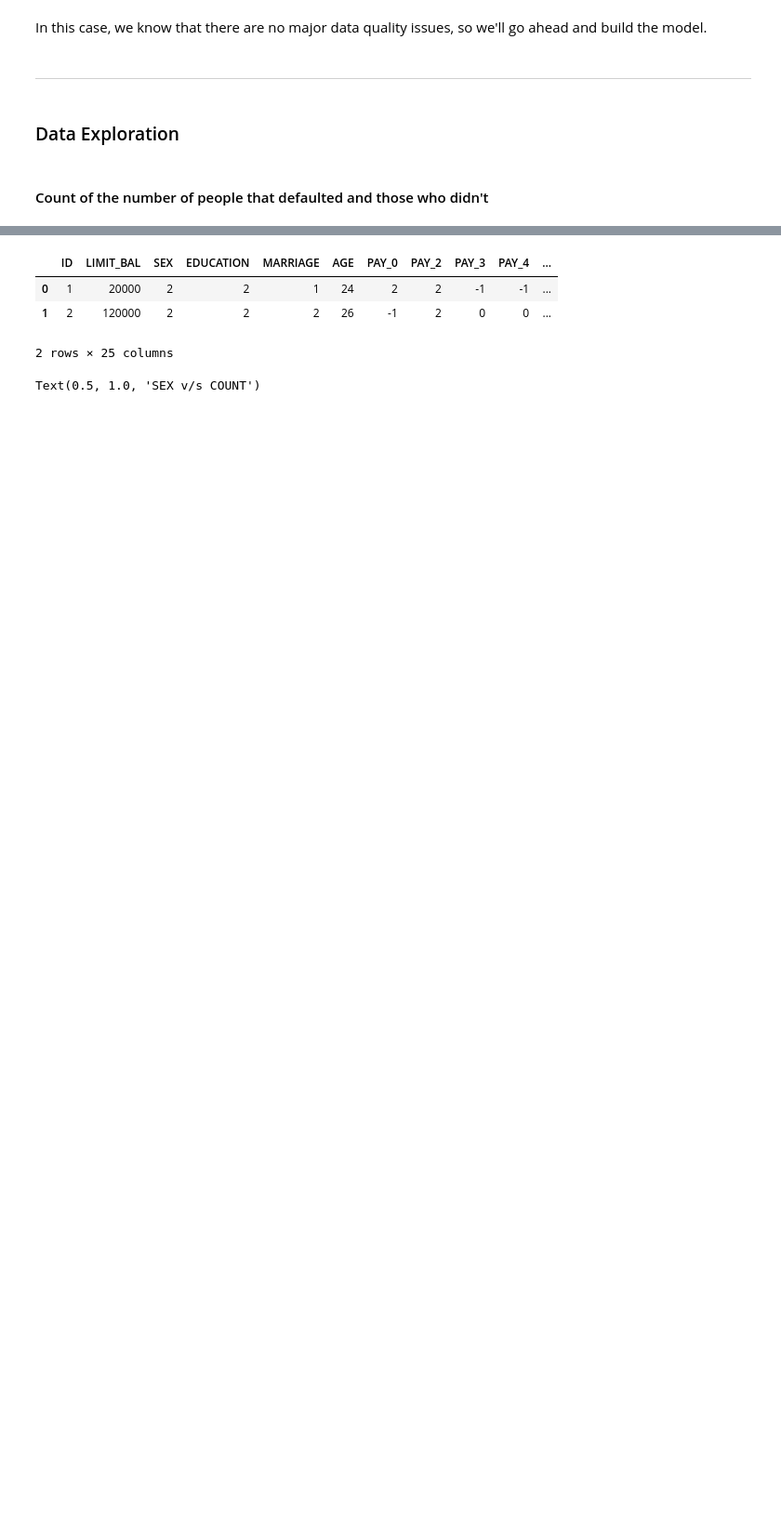
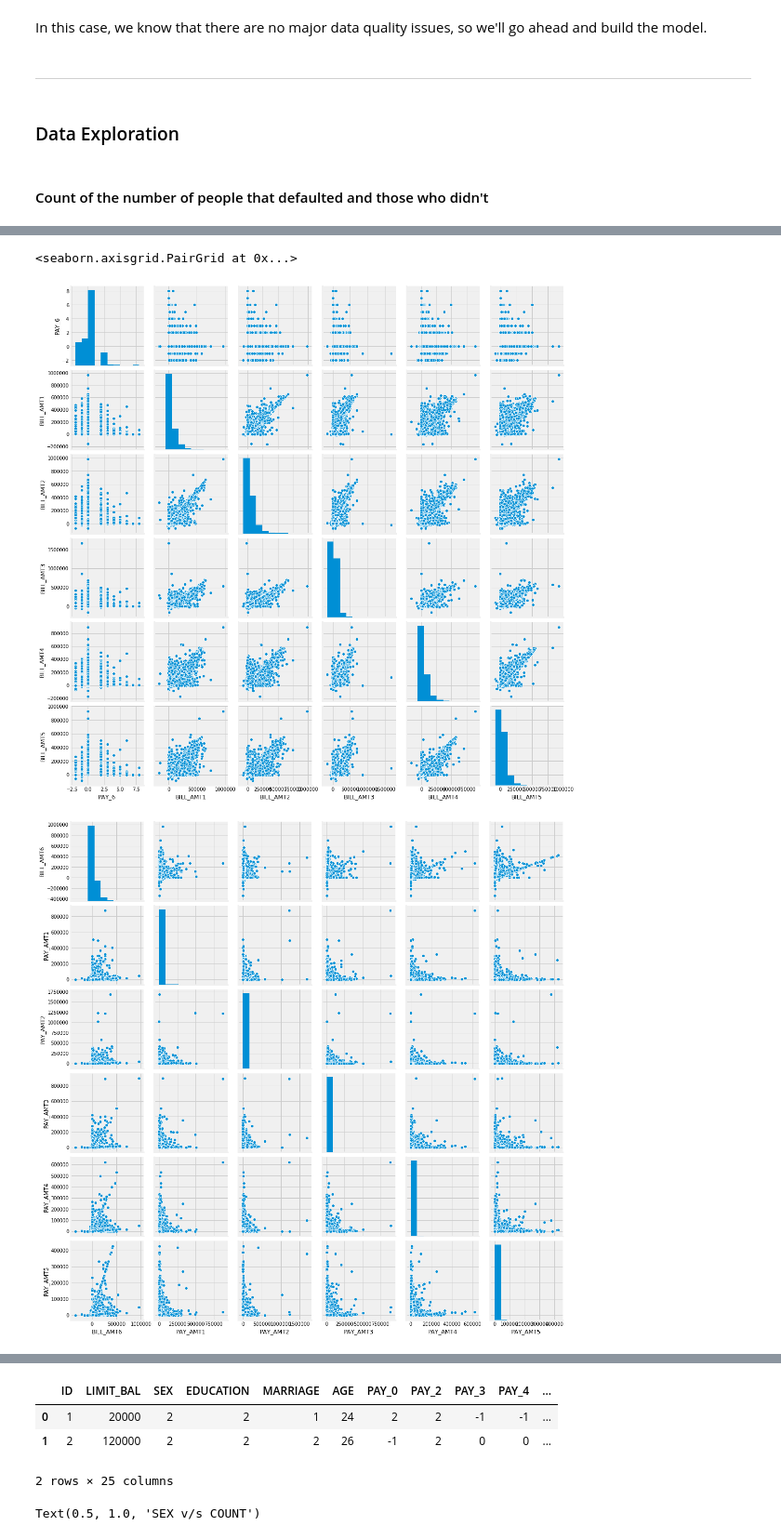
Before and after one commit to Sty-ven/Credit-Card-Default, a Jupyter notebook: Credit Default Prediction.ipynb, the cells around one changed output, grey strips where cells are left out. Shown at 93% size. Drawn from its saved outputs; the diff is of its cells as text; code cells hidden in the pictures; blank space fills up the shorter version.

```diff
--- a/Credit Default Prediction.ipynb
+++ b/Credit Default Prediction.ipynb
@@ -64,3 +87,12 @@ In this case, we know that there are no major data quality issues, so we'll go a
+# %%
+# plot columns with similar names to check the correlation
+
+sns.pairplot(df, vars=df.columns[11:17], kind='scatter')
+sns.pairplot(df, vars=df.columns[17:23])
+# %% [output]
+<seaborn.axisgrid.PairGrid at 0x...>
+[figure, added]
+[figure, added]
 # %%
 sns.countplot(x='defaulted', data=df)
 # %% [output]
```
Also changed, not shown: parts of 34 cells of this notebook.
